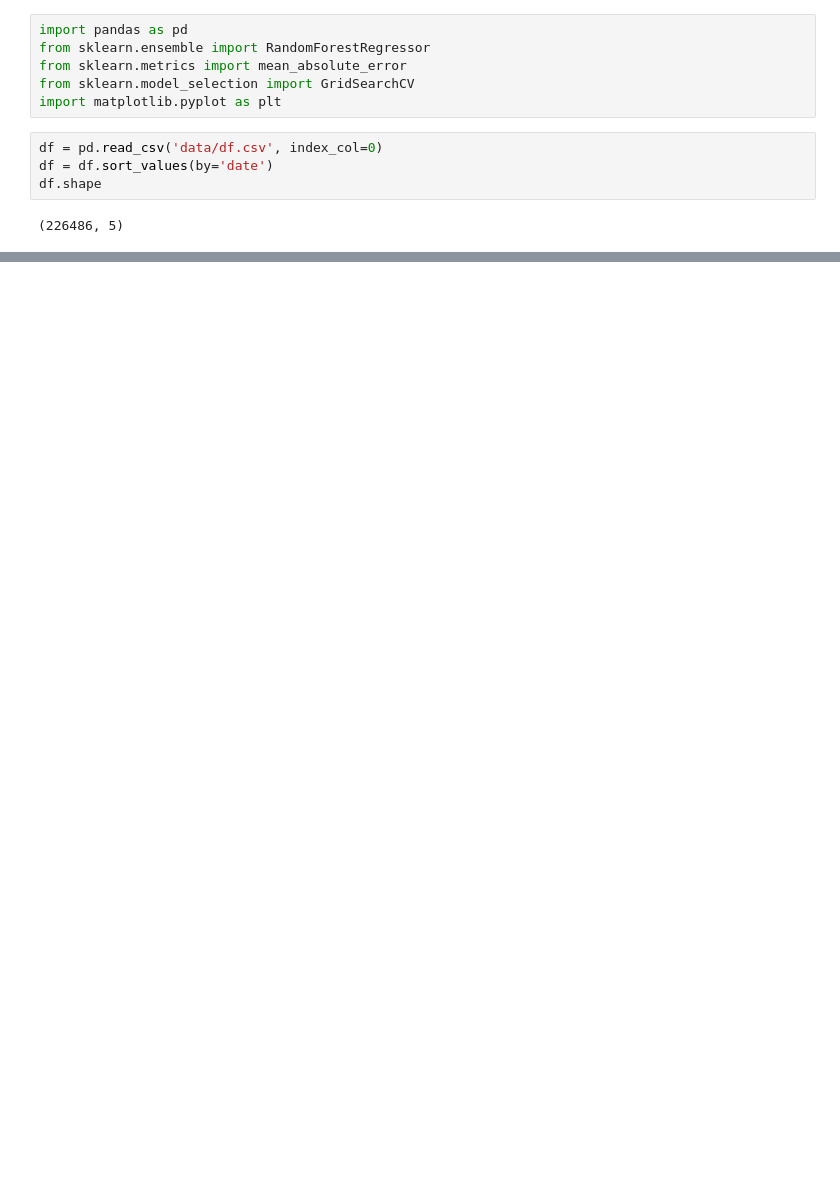
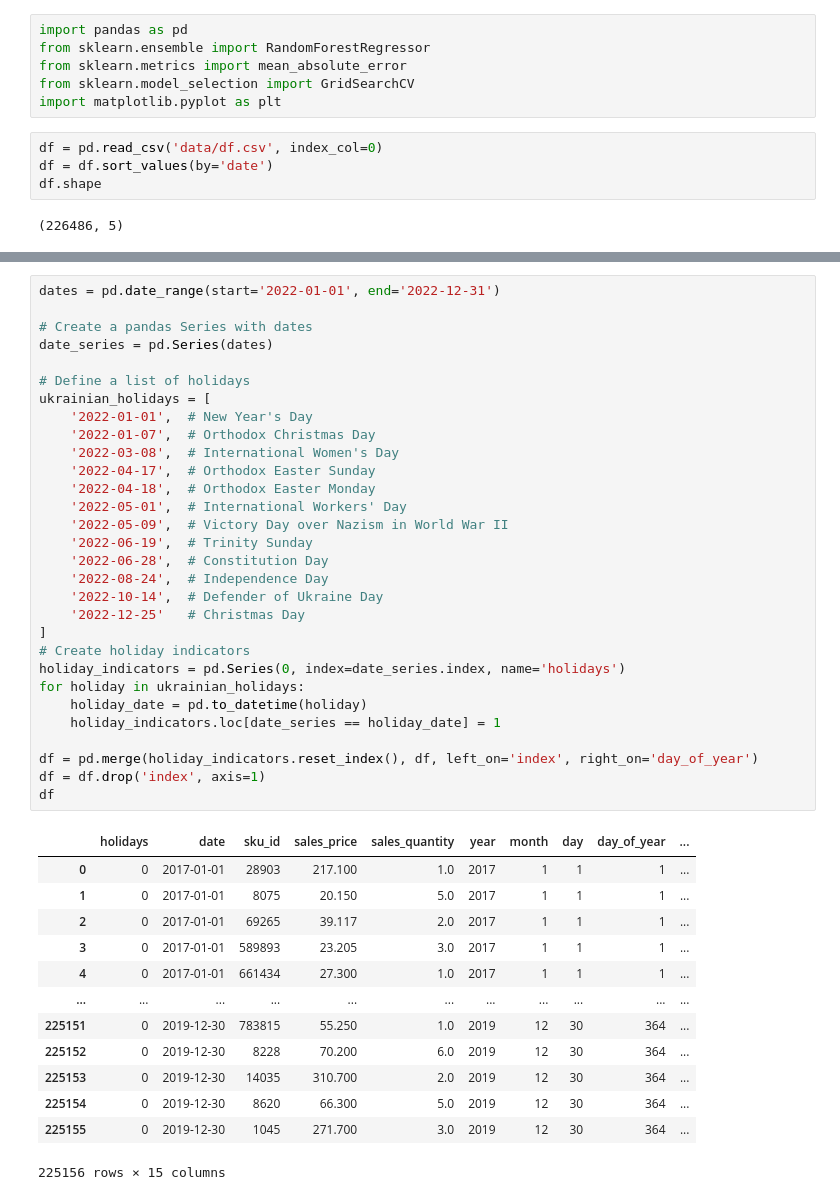
Before and after one commit to mumenume/fozzy, a Jupyter notebook: model.ipynb, the cells around one changed output, grey strips where cells are left out. Cells and saved outputs as stored; diff of their text form; blank space fills up the shorter version.

```diff
--- a/model.ipynb
+++ b/model.ipynb
@@ -42,3 +48,47 @@ df
+# %%
+dates = pd.date_range(start='2022-01-01', end='2022-12-31')
+
+# Create a pandas Series with dates
+date_series = pd.Series(dates)
+
+# Define a list of holidays
+ukrainian_holidays = [
+    '2022-01-01',  # New Year's Day
+    '2022-01-07',  # Orthodox Christmas Day
+    '2022-03-08',  # International Women's Day
+    '2022-04-17',  # Orthodox Easter Sunday
+    '2022-04-18',  # Orthodox Easter Monday
+    '2022-05-01',  # International Workers' Day
+    '2022-05-09',  # Victory Day over Nazism in World War II
+    '2022-06-19',  # Trinity Sunday
+    '2022-06-28',  # Constitution Day
+    '2022-08-24',  # Independence Day
+    '2022-10-14',  # Defender of Ukraine Day
+    '2022-12-25'   # Christmas Day
+]
+# Create holiday indicators
+holiday_indicators = pd.Series(0, index=date_series.index, name='holidays')
+for holiday in ukrainian_holidays:
+    holiday_date = pd.to_datetime(holiday)
+    holiday_indicators.loc[date_series == holiday_date] = 1
+
+df = pd.merge(holiday_indicators.reset_index(), df, left_on='index', right_on='day_of_year')
+df = df.drop('index', axis=1)
+df
+# %% [output]
+|  | holidays | date | sku_id | sales_price | sales_quantity | year | month | day | day_of_year | ... |
+| 0 | 0 | 2017-01-01 | 28903 | 217.100 | 1.0 | 2017 | 1 | 1 | 1 | ... |
+| 1 | 0 | 2017-01-01 | 8075 | 20.150 | 5.0 | 2017 | 1 | 1 | 1 | ... |
+| 2 | 0 | 2017-01-01 | 69265 | 39.117 | 2.0 | 2017 | 1 | 1 | 1 | ... |
+| 3 | 0 | 2017-01-01 | 589893 | 23.205 | 3.0 | 2017 | 1 | 1 | 1 | ... |
+| 4 | 0 | 2017-01-01 | 661434 | 27.300 | 1.0 | 2017 | 1 | 1 | 1 | ... |
+| ... | ... | ... | ... | ... | ... | ... | ... | ... | ... | ... |
+| 225151 | 0 | 2019-12-30 | 783815 | 55.250 | 1.0 | 2019 | 12 | 30 | 364 | ... |
+| 225152 | 0 | 2019-12-30 | 8228 | 70.200 | 6.0 | 2019 | 12 | 30 | 364 | ... |
+| 225153 | 0 | 2019-12-30 | 14035 | 310.700 | 2.0 | 2019 | 12 | 30 | 364 | ... |
+| 225154 | 0 | 2019-12-30 | 8620 | 66.300 | 5.0 | 2019 | 12 | 30 | 364 | ... |
+| 225155 | 0 | 2019-12-30 | 1045 | 271.700 | 3.0 | 2019 | 12 | 30 | 364 | ... |
+225156 rows × 15 columns
 # %%
 # Splitting data into train and test
 number_of_dates = df.date.nunique()
```
Also changed, not shown: parts of 4 cells of this notebook.
